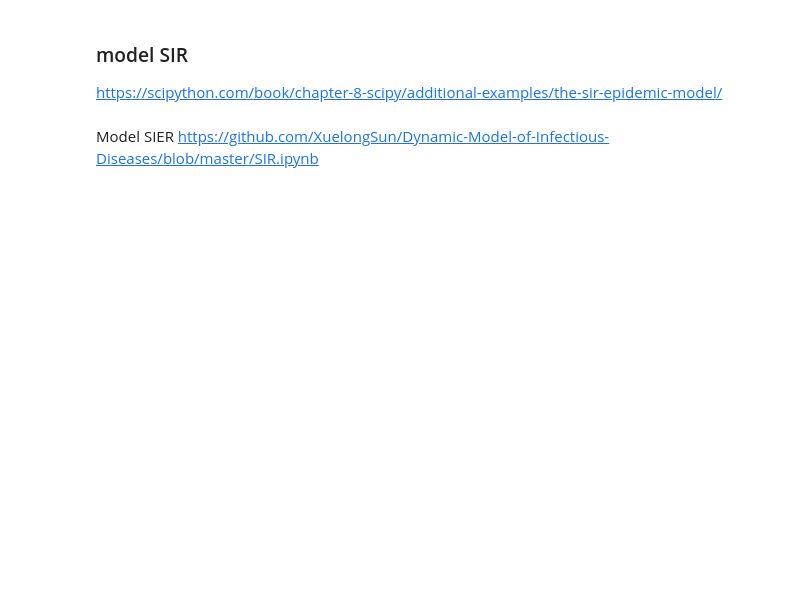
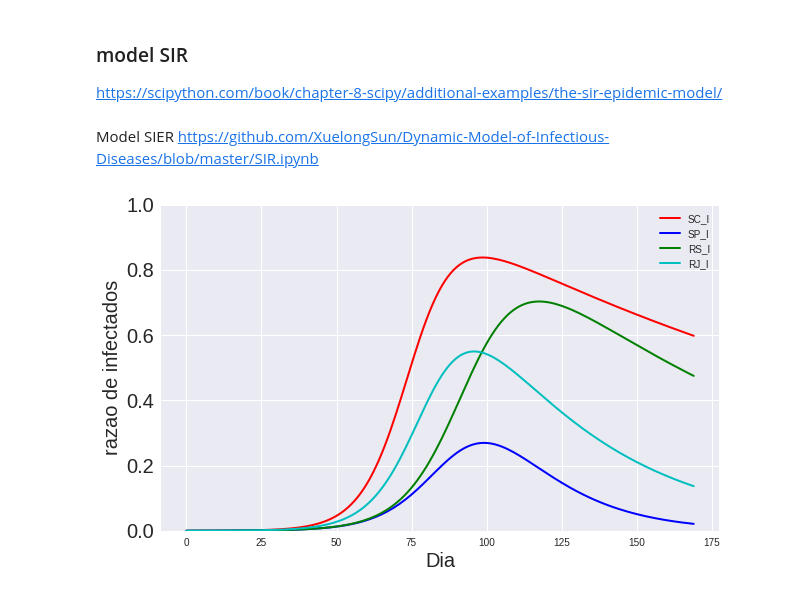
Before and after one commit to cmpaulo/corona, a Jupyter notebook: estados_corona.ipynb, the cells around one changed output. Drawn from its saved outputs; the diff is of its cells as text; code cells hidden in the pictures; blank space fills up the shorter version.

```diff
--- a/estados_corona.ipynb
+++ b/estados_corona.ipynb
@@ -116,0 +253,19 @@ https://github.com/XuelongSun/Dynamic-Model-of-Infectious-Diseases/blob/master/S
+# %%
+fig, ax = plt.subplots(figsize=(10,6))
+# ax.plot(s, c='b', lw=2, label='S')
+# ax.plot(diasim,e, c='orange', lw=2, label='E')
+ax.plot(SC_i, c='r', lw=2, label='SC_I')
+ax.plot(SP_i, c='b', lw=2, label='SP_I')
+ax.plot(RS_i, c='g', lw=2, label='RS_I')
+ax.plot(RJ_i, c='c', lw=2, label='RJ_I')
+# ax.plot(r, c='g', lw=2, label='R')
+ax.set_xlabel('Dia',fontsize=20)
+ax.set_ylabel('razao de infectados', fontsize=20)
+ax.grid(1)
+ax.set_ylim(0,1.)
+# ax.set_xlim(today,diasim[-1])
+plt.xticks(fontsize=10)
+plt.yticks(fontsize=20)
+plt.legend();
+# %% [output]
+[figure, added]
```
Also changed, not shown: parts of 19 cells of this notebook, 1 other file.
